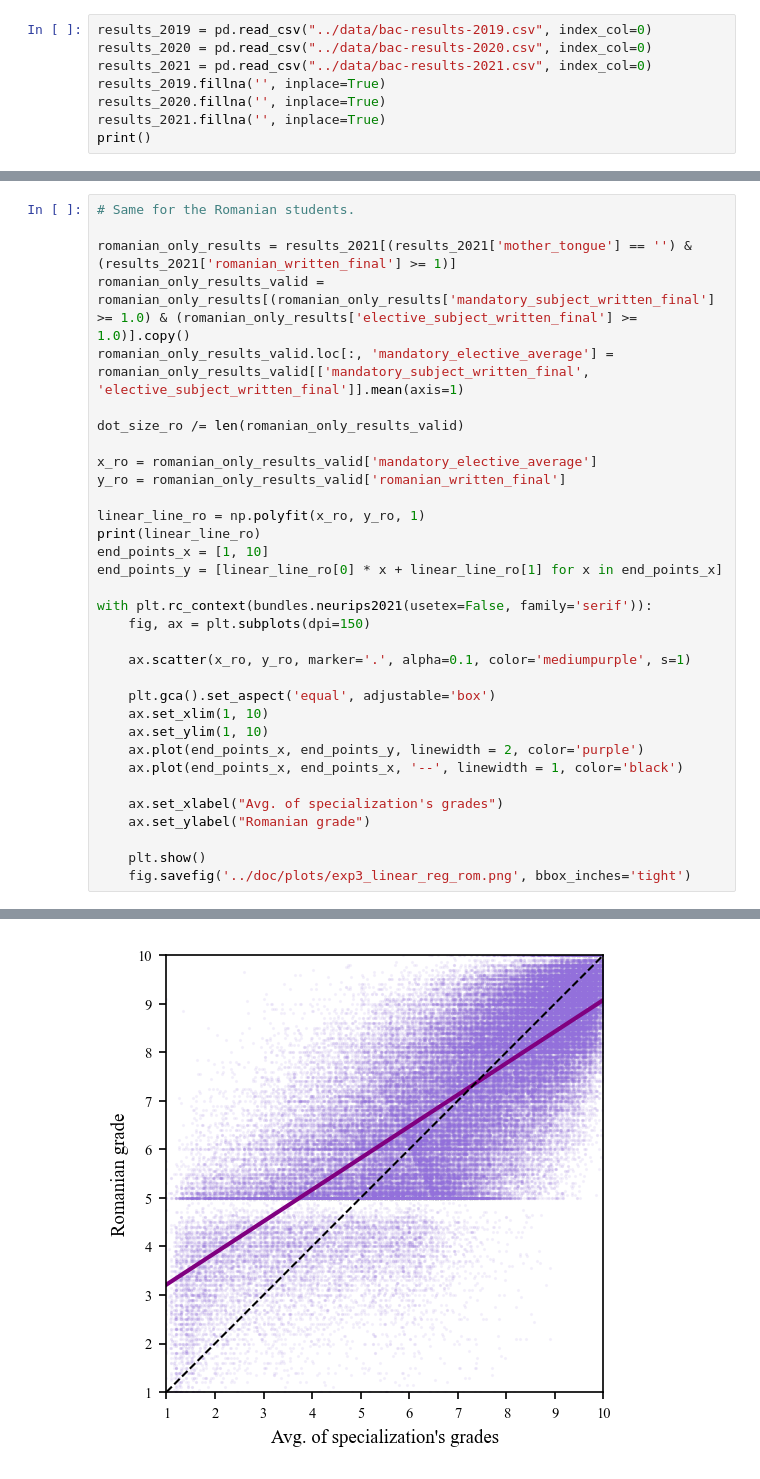
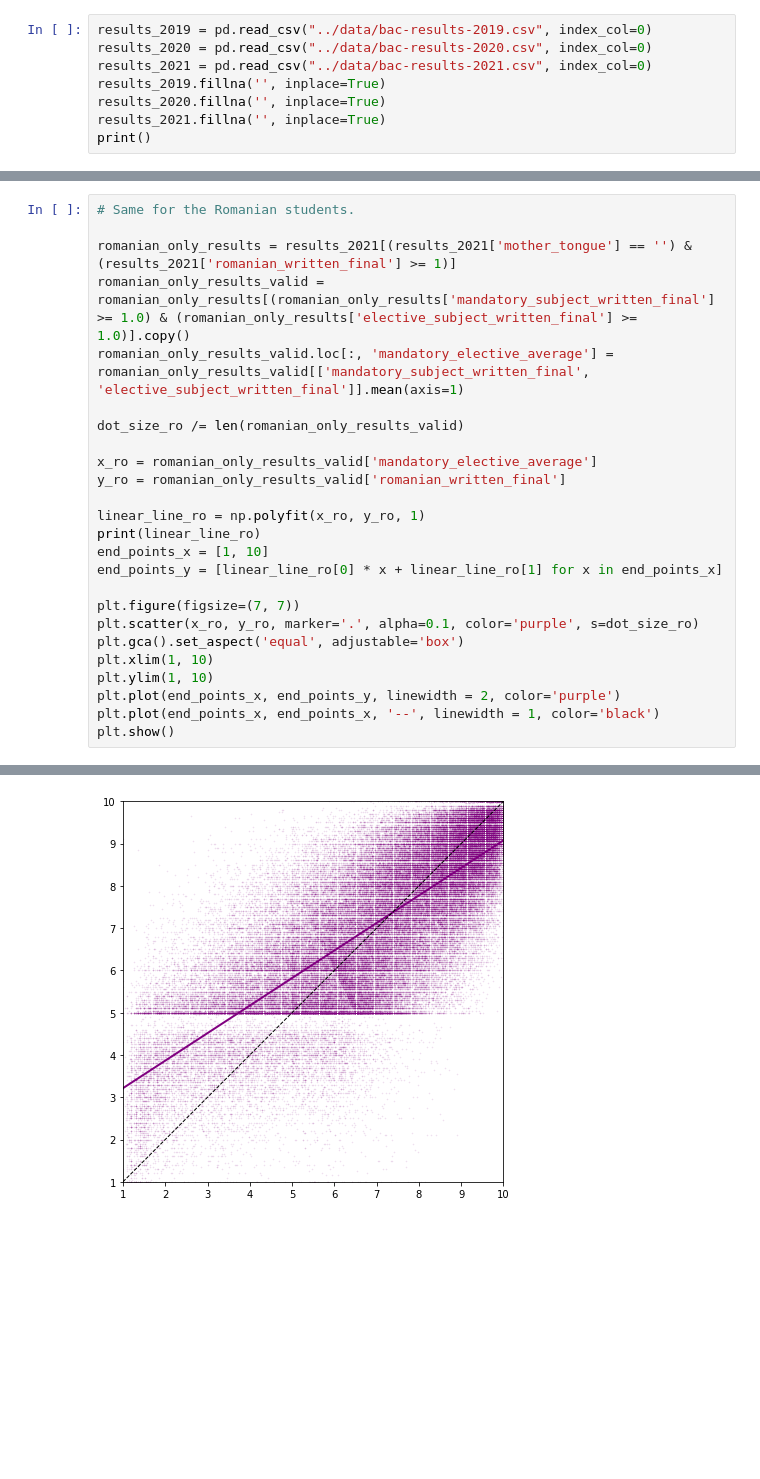
Before and after one commit to alparius/bac-stat, a Jupyter notebook: src/exp3_linear_reg.ipynb, the cells around one changed output, grey strips where cells are left out. Saved outputs shown, nothing was run; the diff lists cells and outputs as text; blank space fills up the shorter version.

```diff
--- a/src/exp3_linear_reg.ipynb
+++ b/src/exp3_linear_reg.ipynb
@@ -67,36 +147,28 @@ with plt.rc_context(bundles.neurips2021(usetex=False, family='serif')):
 # %%
 # Same for the Romanian students.
 
 romanian_only_results = results_2021[(results_2021['mother_tongue'] == '') & (results_2021['romanian_written_final'] >= 1)]
 romanian_only_results_valid = romanian_only_results[(romanian_only_results['mandatory_subject_written_final'] >= 1.0) & (romanian_only_results['elective_subject_written_final'] >= 1.0)].copy()
 romanian_only_results_valid.loc[:, 'mandatory_elective_average'] = romanian_only_results_valid[['mandatory_subject_written_final', 'elective_subject_written_final']].mean(axis=1)
 
 dot_size_ro /= len(romanian_only_results_valid)
 
 x_ro = romanian_only_results_valid['mandatory_elective_average']
 y_ro = romanian_only_results_valid['romanian_written_final']
 
 linear_line_ro = np.polyfit(x_ro, y_ro, 1)
 print(linear_line_ro)
 end_points_x = [1, 10]
 end_points_y = [linear_line_ro[0] * x + linear_line_ro[1] for x in end_points_x]
 
-with plt.rc_context(bundles.neurips2021(usetex=False, family='serif')):
-    fig, ax = plt.subplots(dpi=150)
-
-    ax.scatter(x_ro, y_ro, marker='.', alpha=0.1, color='mediumpurple', s=1)
-
-    plt.gca().set_aspect('equal', adjustable='box')
-    ax.set_xlim(1, 10)
-    ax.set_ylim(1, 10)
-    ax.plot(end_points_x, end_points_y, linewidth = 2, color='purple')
-    ax.plot(end_points_x, end_points_x, '--', linewidth = 1, color='black')
-
-    ax.set_xlabel("Avg. of specialization's grades")
-    ax.set_ylabel("Romanian grade")
-
-    plt.show()
-    fig.savefig('../doc/plots/exp3_linear_reg_rom.png', bbox_inches='tight')
+plt.figure(figsize=(7, 7))
+plt.scatter(x_ro, y_ro, marker='.', alpha=0.1, color='purple', s=dot_size_ro)
+plt.gca().set_aspect('equal', adjustable='box')
+plt.xlim(1, 10)
+plt.ylim(1, 10)
+plt.plot(end_points_x, end_points_y, linewidth = 2, color='purple')
+plt.plot(end_points_x, end_points_x, '--', linewidth = 1, color='black')
+plt.show()
 # %% [output]
 [0.65135129 2.5625817 ]
-[figure, old version]
+[figure, new version]
```
Also changed, not shown: parts of 5 cells of this notebook, 1 other file.
